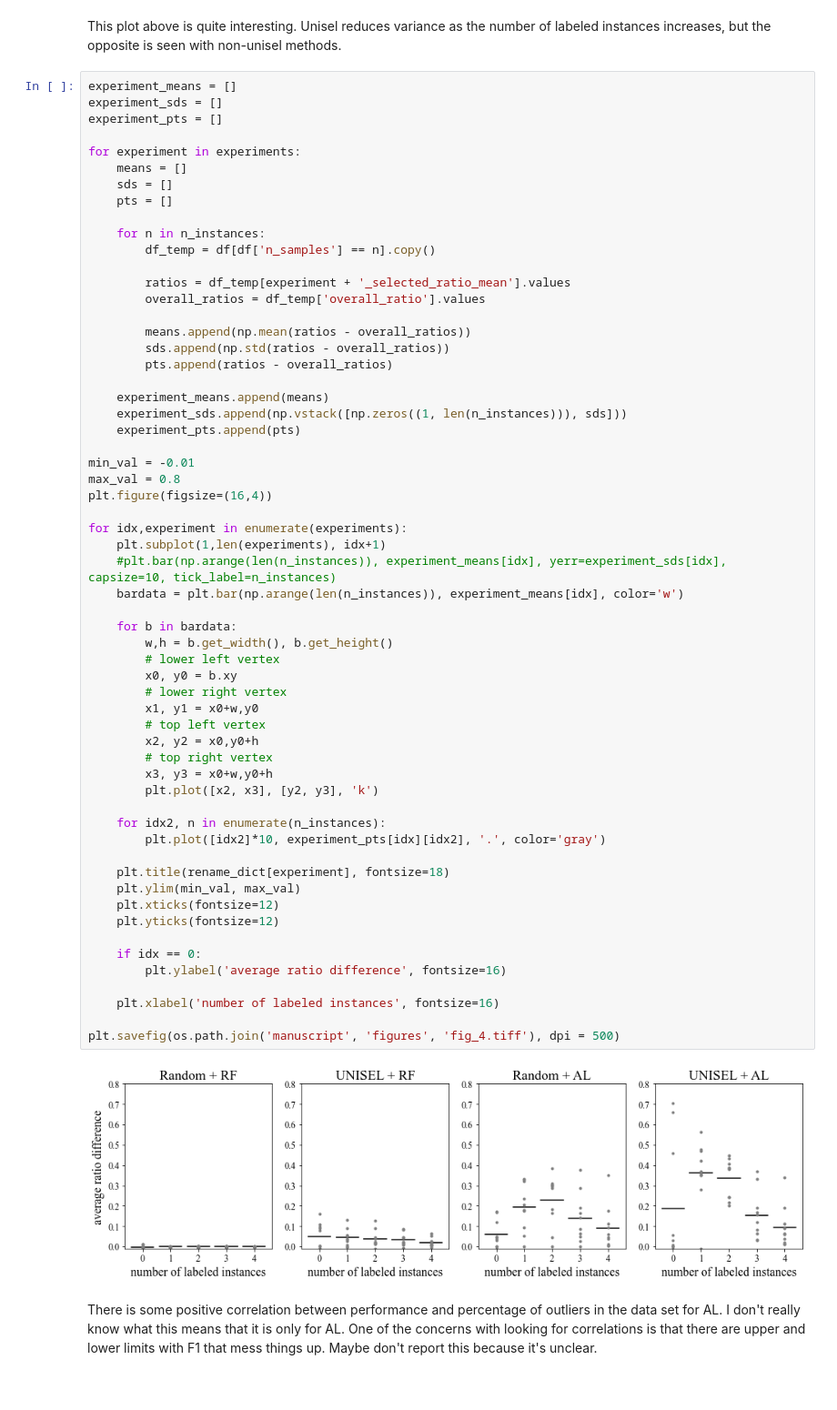
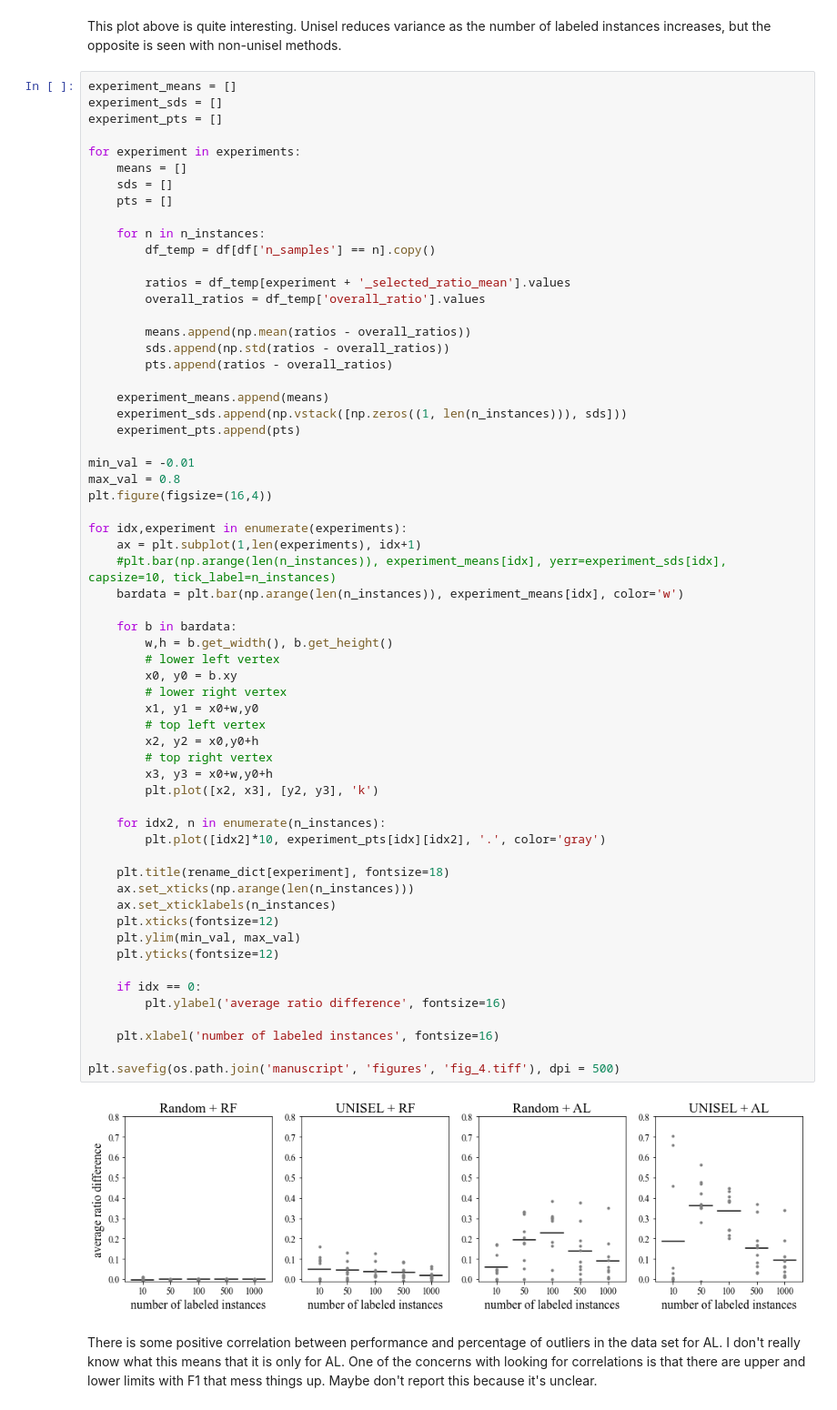
Before and after one commit to trent-b/unisel, a Jupyter notebook: process_results.ipynb, the cells around one changed output. Shown at 91% size. Drawn from its saved outputs; the diff is of its cells as text.

```diff
--- a/process_results.ipynb
+++ b/process_results.ipynb
@@ -219,38 +219,40 @@ max_val = 0.8
 plt.figure(figsize=(16,4))
 
 for idx,experiment in enumerate(experiments):
-    plt.subplot(1,len(experiments), idx+1)
+    ax = plt.subplot(1,len(experiments), idx+1)
     #plt.bar(np.arange(len(n_instances)), experiment_means[idx], yerr=experiment_sds[idx], capsize=10, tick_label=n_instances)
     bardata = plt.bar(np.arange(len(n_instances)), experiment_means[idx], color='w')
 
     for b in bardata:
         w,h = b.get_width(), b.get_height()
         # lower left vertex
         x0, y0 = b.xy
         # lower right vertex
         x1, y1 = x0+w,y0
         # top left vertex
         x2, y2 = x0,y0+h
         # top right vertex
         x3, y3 = x0+w,y0+h
         plt.plot([x2, x3], [y2, y3], 'k')
 
     for idx2, n in enumerate(n_instances):
         plt.plot([idx2]*10, experiment_pts[idx][idx2], '.', color='gray')
 
     plt.title(rename_dict[experiment], fontsize=18)
+    ax.set_xticks(np.arange(len(n_instances)))
+    ax.set_xticklabels(n_instances)
+    plt.xticks(fontsize=12)
     plt.ylim(min_val, max_val)
-    plt.xticks(fontsize=12)
     plt.yticks(fontsize=12)
 
     if idx == 0:
         plt.ylabel('average ratio difference', fontsize=16)
 
     plt.xlabel('number of labeled instances', fontsize=16)
 
 plt.savefig(os.path.join('manuscript', 'figures', 'fig_4.tiff'), dpi = 500)
 # %% [output]
-[figure, old version]
+[figure, new version]
 # %% [markdown]
 There is some positive correlation between performance and percentage of outliers in the data set for AL. I don't really know what this means that it is only for AL. One of the concerns with looking for correlations is that there are upper and lower limits with F1 that mess things up. Maybe don't report this because it's unclear.
 # %%
```
Also changed, not shown: parts of 1 cell of this notebook.
